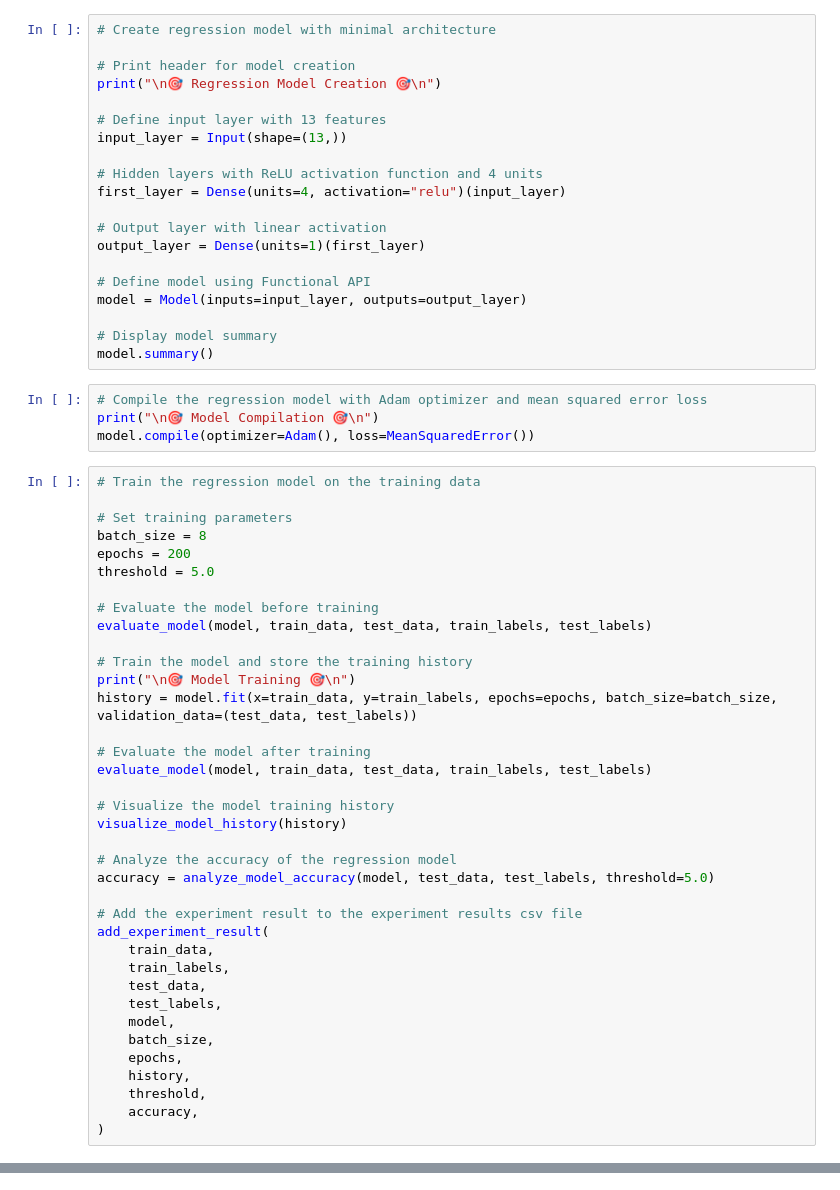
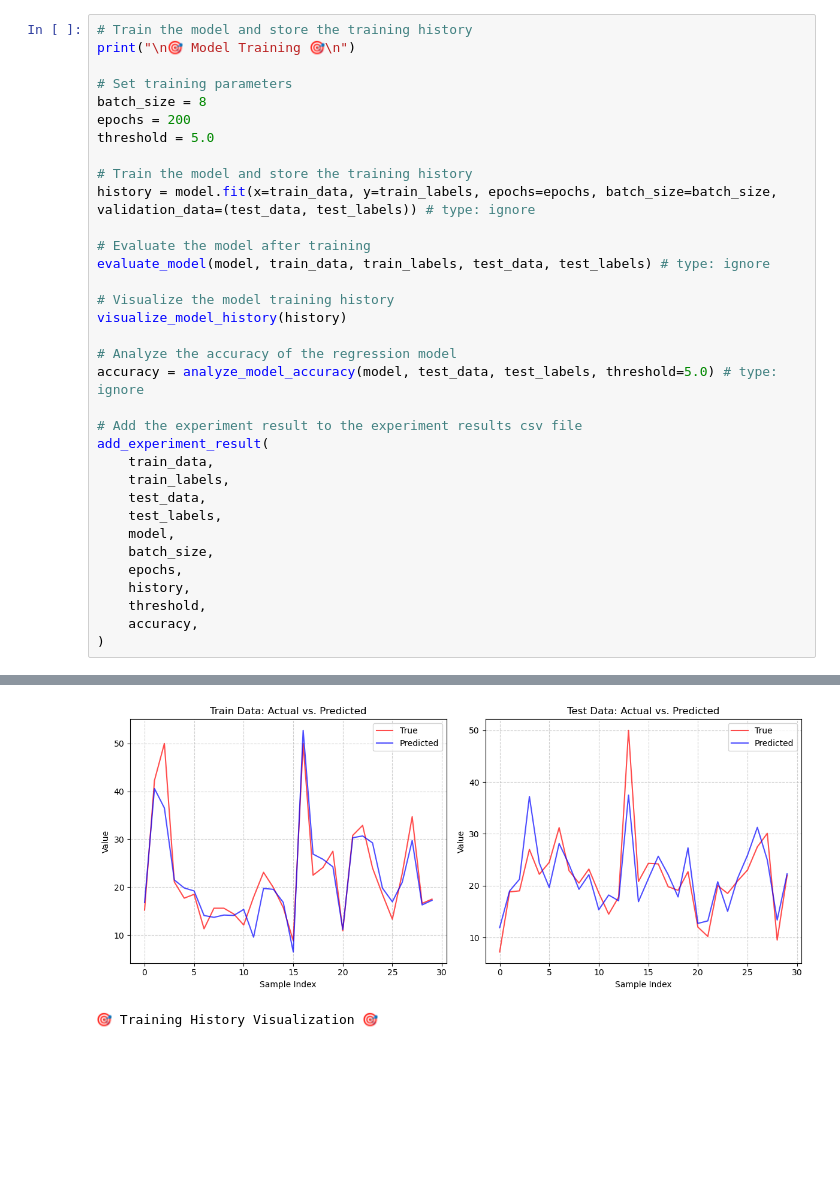
Before and after one commit to saeedkhademidoroh/ml-playverse, a Jupyter notebook: boston-housing/sandbox.ipynb, the cells around one changed output, grey strips where cells are left out. Cells and saved outputs as stored; diff of their text form; blank space fills up the shorter version.

```diff
--- a/boston-housing/sandbox.ipynb
+++ b/boston-housing/sandbox.ipynb
@@ -437,50 +486,23 @@ print("Test Labels Type:", test_labels.dtype)
-# %%
-# Create regression model with minimal architecture
-
-# Print header for model creation
-print("\n🎯 Regression Model Creation 🎯\n")
-
-# Define input layer with 13 features
-input_layer = Input(shape=(13,))
-
-# Hidden layers with ReLU activation function and 4 units
-first_layer = Dense(units=4, activation="relu")(input_layer)
-
-# Output layer with linear activation
-output_layer = Dense(units=1)(first_layer)
-
-# Define model using Functional API
-model = Model(inputs=input_layer, outputs=output_layer)
-
-# Display model summary
-model.summary()
-# %%
-# Compile the regression model with Adam optimizer and mean squared error loss
-print("\n🎯 Model Compilation 🎯\n")
-model.compile(optimizer=Adam(), loss=MeanSquaredError())
 # %%
-# Train the regression model on the training data
+# Train the model and store the training history
+print("\n🎯 Model Training 🎯\n")
 
 # Set training parameters
 batch_size = 8
 epochs = 200
 threshold = 5.0
 
-# Evaluate the model before training
-evaluate_model(model, train_data, test_data, train_labels, test_labels)
-
 # Train the model and store the training history
-print("\n🎯 Model Training 🎯\n")
-history = model.fit(x=train_data, y=train_labels, epochs=epochs, batch_size=batch_size, validation_data=(test_data, test_labels))
+history = model.fit(x=train_data, y=train_labels, epochs=epochs, batch_size=batch_size, validation_data=(test_data, test_labels)) # type: ignore
 
 # Evaluate the model after training
-evaluate_model(model, train_data, test_data, train_labels, test_labels)
+evaluate_model(model, train_data, train_labels, test_data, test_labels) # type: ignore
 
 # Visualize the model training history
 visualize_model_history(history)
 
 # Analyze the accuracy of the regression model
-accuracy = analyze_model_accuracy(model, test_data, test_labels, threshold=5.0)
+accuracy = analyze_model_accuracy(model, test_data, test_labels, threshold=5.0) # type: ignore
 
 # Add the experiment result to the experiment results csv file
 add_experiment_result(
@@ -495,3 +517,4 @@ add_experiment_result(
     threshold,
     accuracy,
 )
+# %% [output]
@@ -497,0 +538,2 @@ add_experiment_result(
+[figure, added]
+🎯 Training History Visualization 🎯
```
Also changed, not shown: parts of 8 cells of this notebook, 1 other file.
